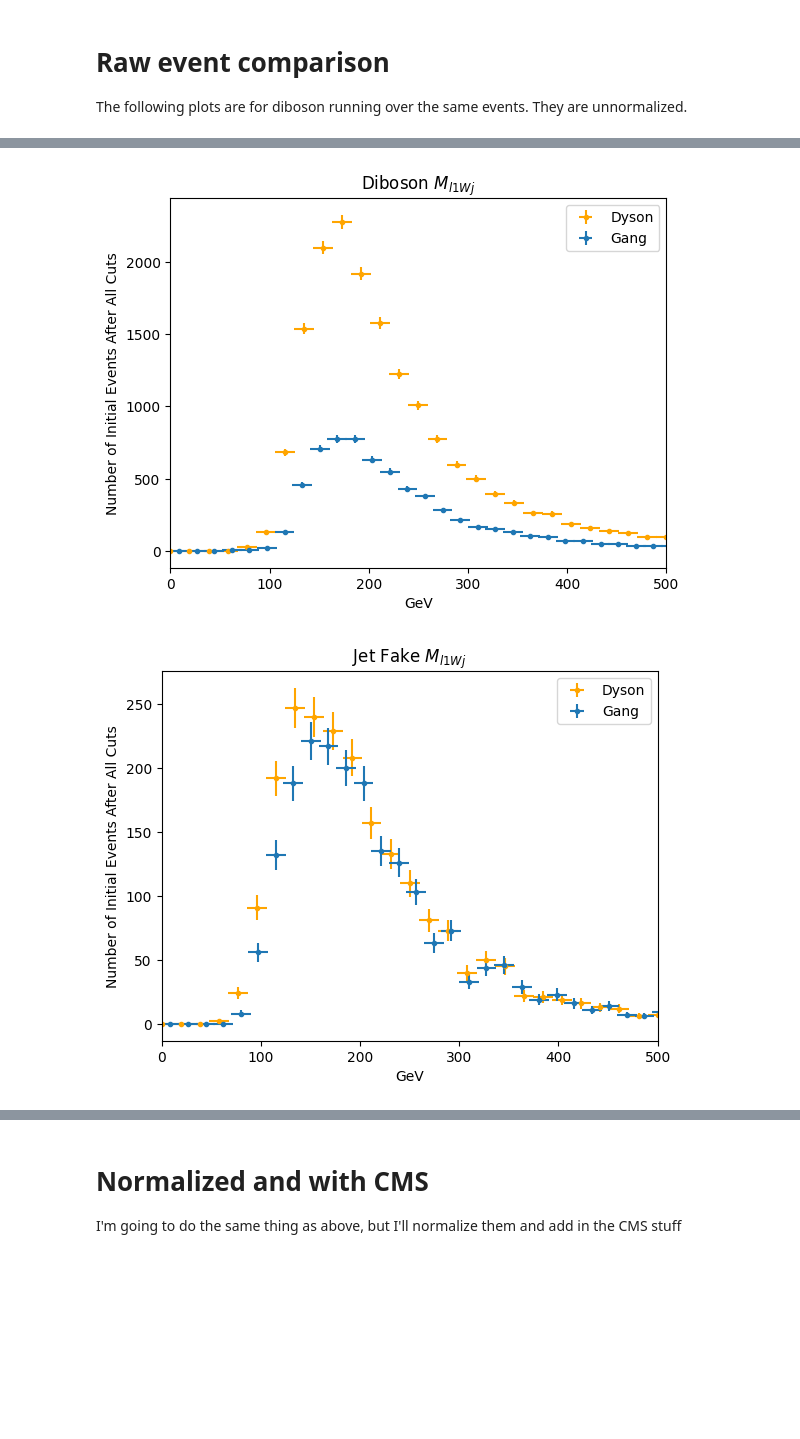
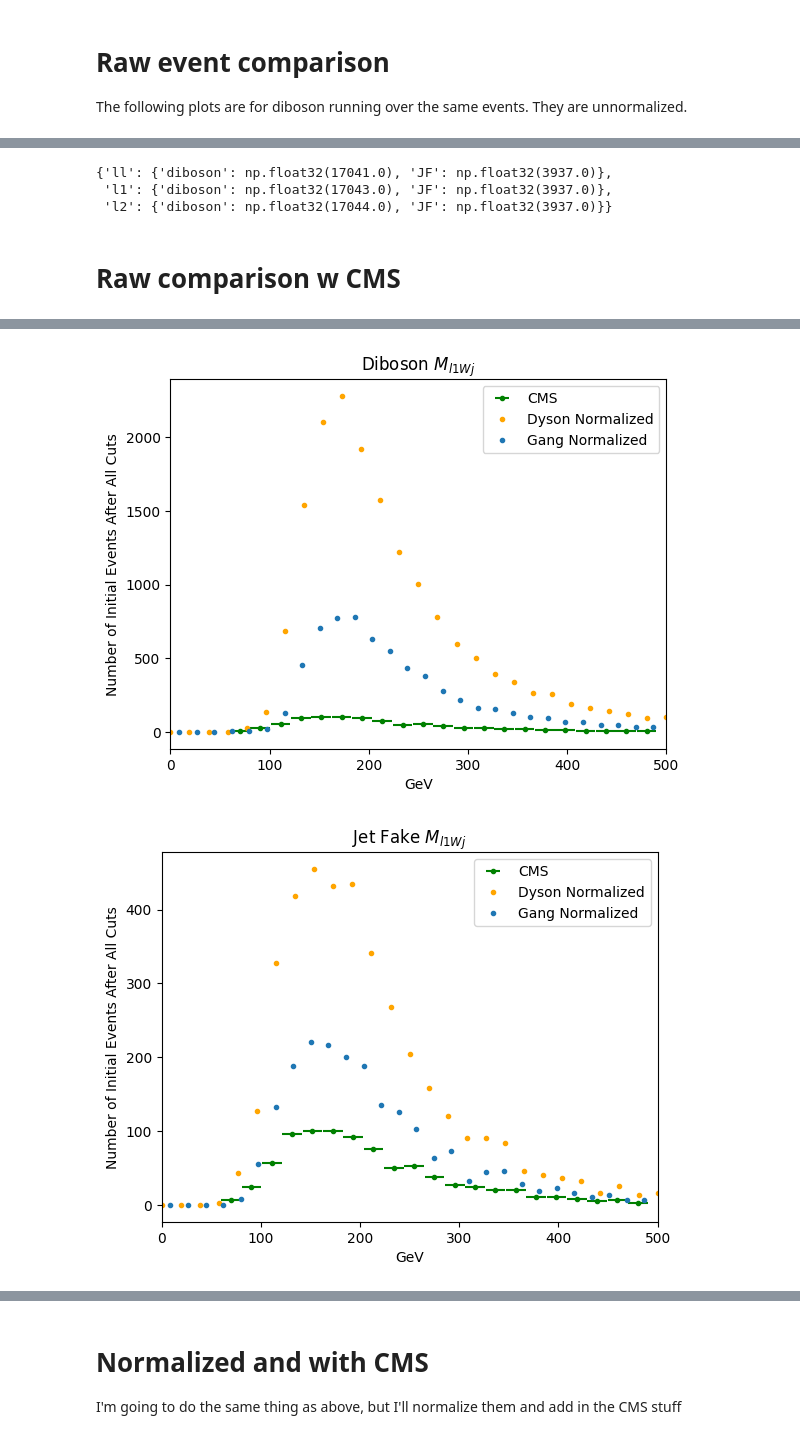
Before and after one commit to dysontk/LFVLNV, a Jupyter notebook: AnalysisAndSuch/Histos.ipynb, the cells around one changed output, grey strips where cells are left out. Cells and saved outputs as stored; diff of their text form; code cells hidden in the pictures; blank space fills up the shorter version.

```diff
--- a/AnalysisAndSuch/Histos.ipynb
+++ b/AnalysisAndSuch/Histos.ipynb
@@ -167,3 +252,20 @@ titleDGDict = {'diboson': 'Diboson',
+# %%
+raw_data_tot_dict
+# li= [1,3,4,5]
+# dicto = {}
+# for l in li:
+#     dicto.update({str(l):{}})
+#     for j in li:
+#         dicto[str(l)].update({str(j):j})
+#         {str(j):j}
+
+# print(dicto)
+# %% [output]
+{'ll': {'diboson': np.float32(17041.0), 'JF': np.float32(3937.0)},
+ 'l1': {'diboson': np.float32(17043.0), 'JF': np.float32(3937.0)},
+ 'l2': {'diboson': np.float32(17044.0), 'JF': np.float32(3937.0)}}
+# %% [markdown]
+# Raw comparison w CMS
 # %%
 
 
@@ -177,36 +279,41 @@ for htyp in GangDataDict:
 
     for  dg in GangdatGroups:
         fig, axes = plt.subplots()
+        CMS_to_plot = get_data(init_dir[dg]+CMSFileTags[htyp]+'3.dat') - get_data(init_dir[dg]+CMSFileTags[htyp]+'1.dat')
+        axes.errorbar(CMS_linspaces[htyp], CMS_to_plot, xerr=10, label='CMS', fmt='.', color='green')
+        print(f"CMS max {htyp}", np.max(CMS_to_plot))
         # if (dg=='JF'):
         #     continue
         myData = {}
         my_y = np.zeros(50)
-        myDataPlot = 0
+        myDataPlotSCALED = 0
         GangDataPlotX = 0
-        GangDataPlotY = 0
+        GangDataPlotYSCALED = 0
         for dt in MydatGroups[dg]:
             # print(my_start_dir)
+            print(dt)
             myData.update({dt:combineHistos.get_data(dt, my_FileTags[htyp], my_start_dir)})
-            print(len(myData[dt]['data']))
+            # print(len(myData[dt]['data']))
             my_y = np.linspace(myData[dt]['bounds'][0], myData[dt]['bounds'][1], len(myData[dt]['data']))
-            myDataPlot += myData[dt]['data']
+            myDataPlotSCALED += myData[dt]['data']
             # print(GangDataPlotY)
             # print(GangDataDictFull[eTdict[dt]][htyp][:,0])
-            GangDataPlotY += GangDataDictFull[eTdict[dt]][htyp][:,1]
+            GangDataPlotYSCALED += GangDataDictFull[eTdict[dt]][htyp][:,1]
             GangDataPlotX = GangDataDictFull[eTdict[dt]][htyp][:,0]
             # print(np.shape(GangDataPlotX))
             # print(np.shape(GangDataPlotY))
         # GangsY = GangDataDictFull['WZ'][htyp][:,1] + GangDataDictFull['ZZ'][htyp][:,1]
         # GangsX = GangDataDictFull['WZ'][htyp][:,0]
-        print("Dyson total events ", np.sum(myDataPlot))
-        print("Gang's total events ", np.sum(GangDataPlotY))
+        # print("Dyson total events ", np.sum(myDataPlot))
+        # print("Gang's total events ", np.sum(GangDataPlotY))
         # myDataPlot = myDataPlot #* CMS_nEvents
         axes.set_title(titleDGDict[dg] + ' ' + plotInfo[htyp]['title'])
         # plt.errorbar(my_y,  /n, color = 'orange', fmt='.', label='Dyson')
-        plt.errorbar(my_y,  myDataPlot, xerr=10, yerr=(myDataPlot)**(1/2), color = 'orange', fmt='.', label='Dyson')
-        plt.errorbar(GangDataPlotX, GangDataPlotY, xerr=10, yerr=(GangDataPlotY)**(1/2), fmt='.', label='Gang')
+        plt.errorbar(my_y,  myDataPlotSCALED, color = 'orange', fmt='.', label='Dyson Normalized')
+        plt.errorbar(GangDataPlotX, GangDataPlotYSCALED, fmt='.', label='Gang Normalized')
         plt.xlim(plotInfo[htyp]['bounds'])
         plt.ylabel('Number of Initial Events After All Cuts')
         plt.xlabel('GeV')
         axes.legend()
+        print(f'{htyp} {dg} ratio of scaled/prescaled ', np.sum(myDataPlotSCALED)/raw_data_tot_dict[htyp][dg])
 # %% [output]
@@ -232,2 +339,2 @@ Gang's total events  2024.0
-[figure, old version]
+[figure, new version]
-[figure, old version]
+[figure, new version]
```
Also changed, not shown: parts of 8 cells of this notebook, 2 other files.
